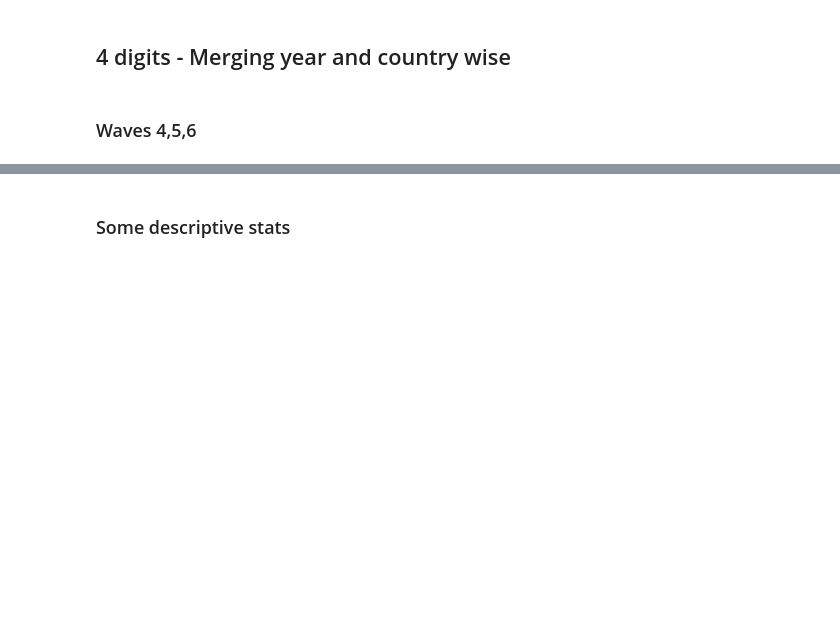
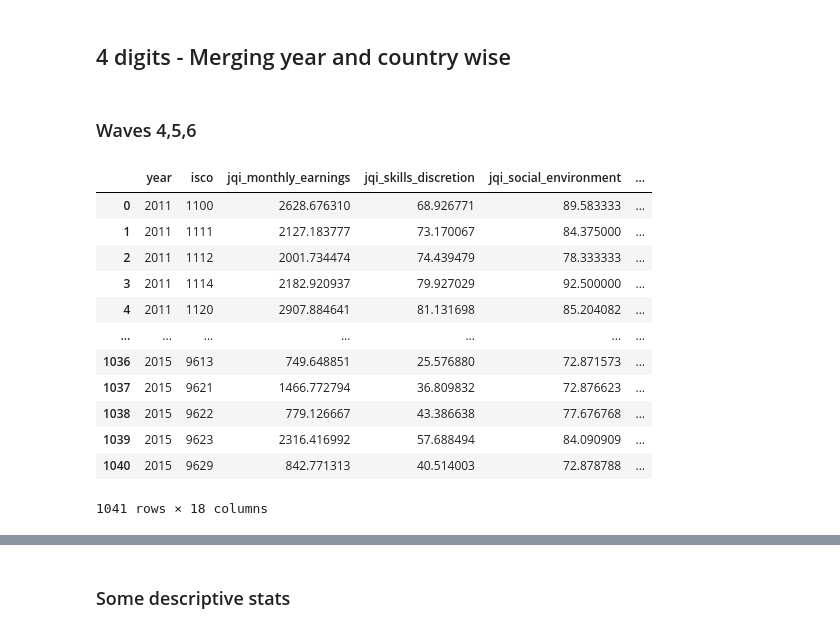
Before and after one commit to lugovalexa/MH-old-workers, a Jupyter notebook: notebooks/final_datasets_4digits_year_country.ipynb, the cells around one changed output, grey strips where cells are left out. Saved outputs shown, nothing was run; the diff lists cells and outputs as text; code cells hidden in the pictures; blank space fills up the shorter version.

```diff
--- a/notebooks/final_datasets_4digits_year_country.ipynb
+++ b/notebooks/final_datasets_4digits_year_country.ipynb
@@ -12,6 +33,22 @@ df = pd.read_csv(
 indexes = pd.read_csv(
     "/Users/alexandralugova/Documents/GitHub/MH-old-workers/data/datasets/results/work_quality_indexes_year_country.csv"
 )
+# %%
+indexes.drop(columns="country").groupby(["year", "isco"]).mean().reset_index()
+# %% [output]
+|  | year | isco | jqi_monthly_earnings | jqi_skills_discretion | jqi_social_environment | ... |
+| 0 | 2011 | 1100 | 2628.676310 | 68.926771 | 89.583333 | ... |
+| 1 | 2011 | 1111 | 2127.183777 | 73.170067 | 84.375000 | ... |
+| 2 | 2011 | 1112 | 2001.734474 | 74.439479 | 78.333333 | ... |
+| 3 | 2011 | 1114 | 2182.920937 | 79.927029 | 92.500000 | ... |
+| 4 | 2011 | 1120 | 2907.884641 | 81.131698 | 85.204082 | ... |
+| ... | ... | ... | ... | ... | ... | ... |
+| 1036 | 2015 | 9613 | 749.648851 | 25.576880 | 72.871573 | ... |
+| 1037 | 2015 | 9621 | 1466.772794 | 36.809832 | 72.876623 | ... |
+| 1038 | 2015 | 9622 | 779.126667 | 43.386638 | 77.676768 | ... |
+| 1039 | 2015 | 9623 | 2316.416992 | 57.688494 | 84.090909 | ... |
+| 1040 | 2015 | 9629 | 842.771313 | 40.514003 | 72.878788 | ... |
+1041 rows × 18 columns
 # %%
 df = df.merge(indexes, on=["year", "country", "isco"], how="inner")
 # %%
```
Also changed, not shown: parts of 22 cells of this notebook, 8 other files.
